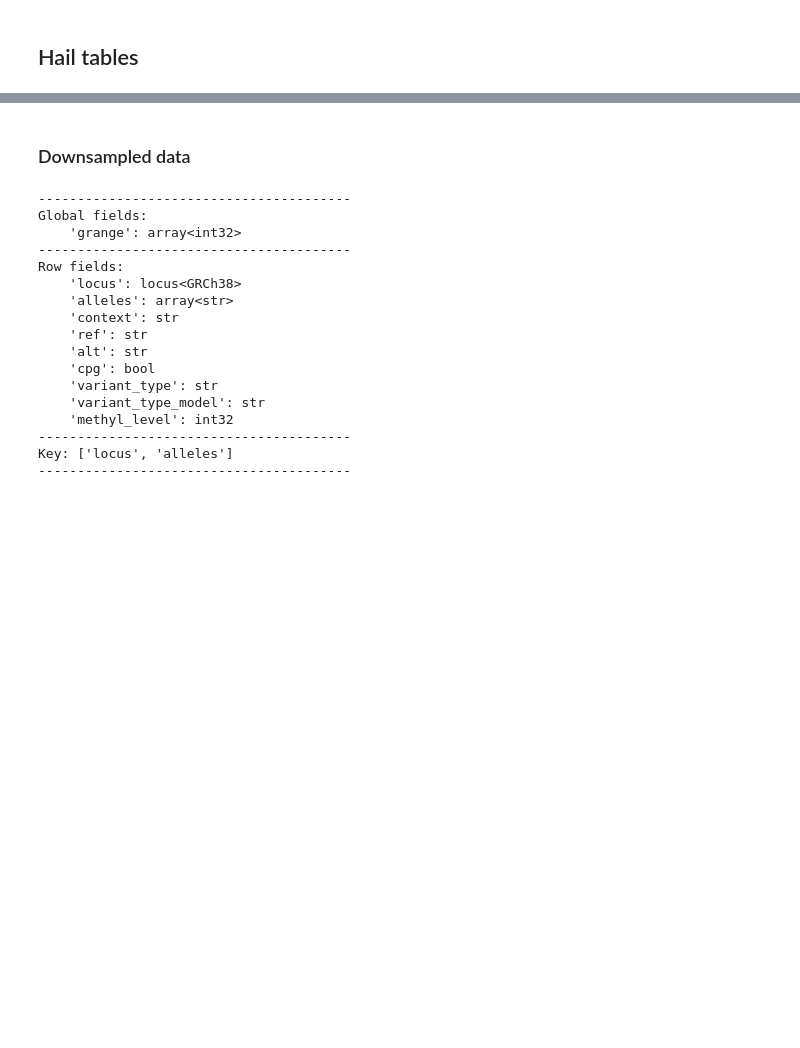
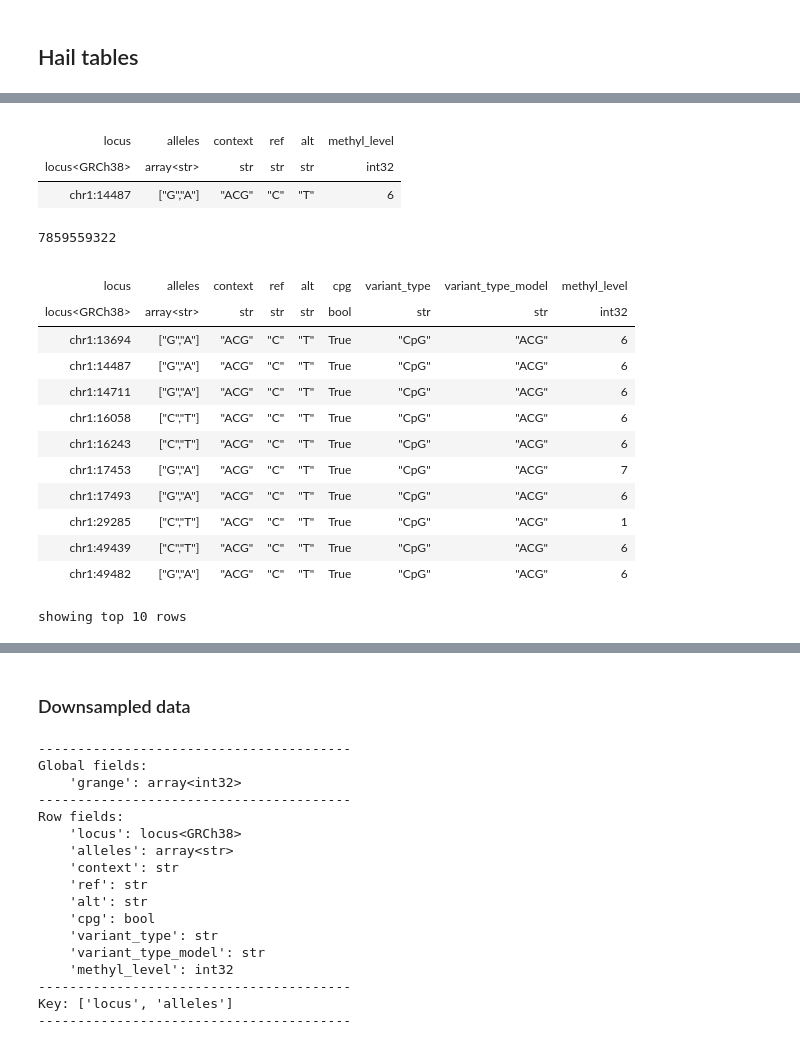
Before and after one commit to haedong31/gnomad-nc-constraint, a Jupyter notebook: data_eda.ipynb, the cells around one changed output, grey strips where cells are left out. Drawn from its saved outputs; the diff is of its cells as text; code cells hidden in the pictures; blank space fills up the shorter version.

```diff
--- a/data_eda.ipynb
+++ b/data_eda.ipynb
@@ -109,0 +232,29 @@ showing top 50 rows
+# %%
+context_ht.filter((context_ht.context == 'ACG') & (context_ht.alt == 'T') & (context_ht.locus == hl.locus('chr1', 14487, reference_genome='GRCh38'))).show()
+# %% [output]
+|  |  |  |  |  |  |
+| locus | alleles | context | ref | alt | methyl_level |
+| locus<GRCh38> | array<str> | str | str | str | int32 |
+| chr1:14487 | ["G","A"] | "ACG" | "C" | "T" | 6 |
+# %%
+context_down_tbl = hl.read_table(str(data_dir/'context_downsampled_1000.ht'))
+context_down_tbl.count()
+# %% [output]
+7859559322
+# %%
+context_down_tbl.filter((context_down_tbl.context == 'ACG') & (context_down_tbl.alt == 'T')).show(10)
+# %% [output]
+|  |  |  |  |  |  |  |  |  |
+| locus | alleles | context | ref | alt | cpg | variant_type | variant_type_model | methyl_level |
+| locus<GRCh38> | array<str> | str | str | str | bool | str | str | int32 |
+| chr1:13694 | ["G","A"] | "ACG" | "C" | "T" | True | "CpG" | "ACG" | 6 |
+| chr1:14487 | ["G","A"] | "ACG" | "C" | "T" | True | "CpG" | "ACG" | 6 |
+| chr1:14711 | ["G","A"] | "ACG" | "C" | "T" | True | "CpG" | "ACG" | 6 |
+| chr1:16058 | ["C","T"] | "ACG" | "C" | "T" | True | "CpG" | "ACG" | 6 |
+| chr1:16243 | ["C","T"] | "ACG" | "C" | "T" | True | "CpG" | "ACG" | 6 |
+| chr1:17453 | ["G","A"] | "ACG" | "C" | "T" | True | "CpG" | "ACG" | 7 |
+| chr1:17493 | ["G","A"] | "ACG" | "C" | "T" | True | "CpG" | "ACG" | 6 |
+| chr1:29285 | ["C","T"] | "ACG" | "C" | "T" | True | "CpG" | "ACG" | 1 |
+| chr1:49439 | ["C","T"] | "ACG" | "C" | "T" | True | "CpG" | "ACG" | 6 |
+| chr1:49482 | ["G","A"] | "ACG" | "C" | "T" | True | "CpG" | "ACG" | 6 |
+showing top 10 rows
```
Also changed, not shown: parts of 24 cells of this notebook, 1 other file.
